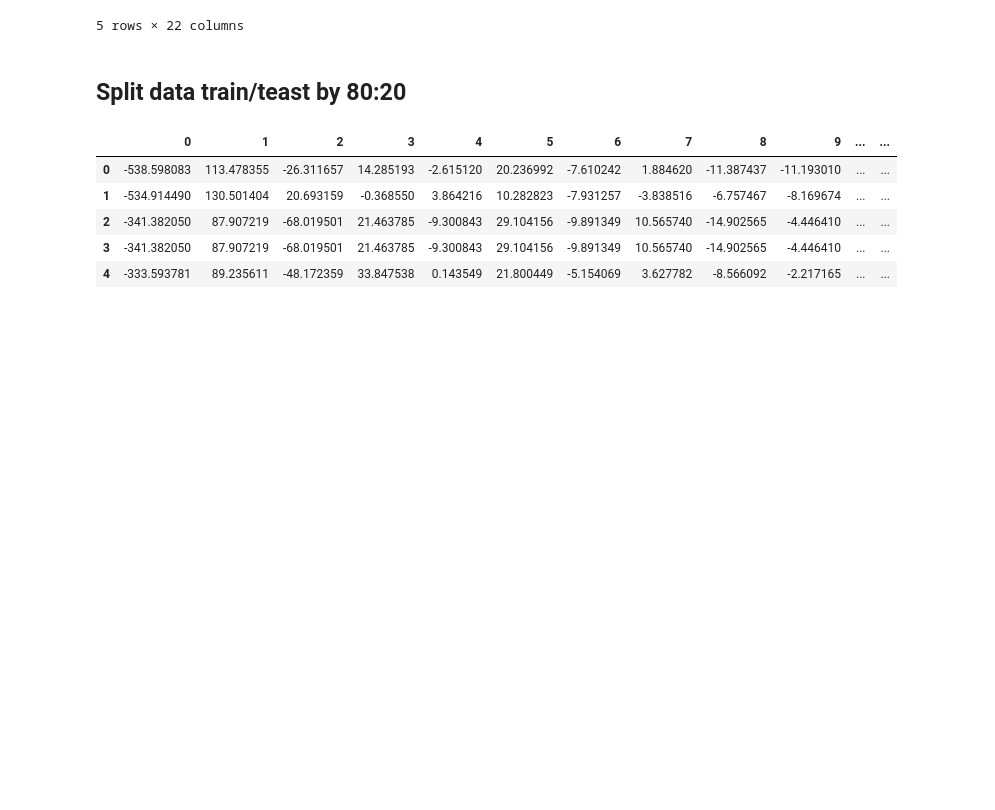
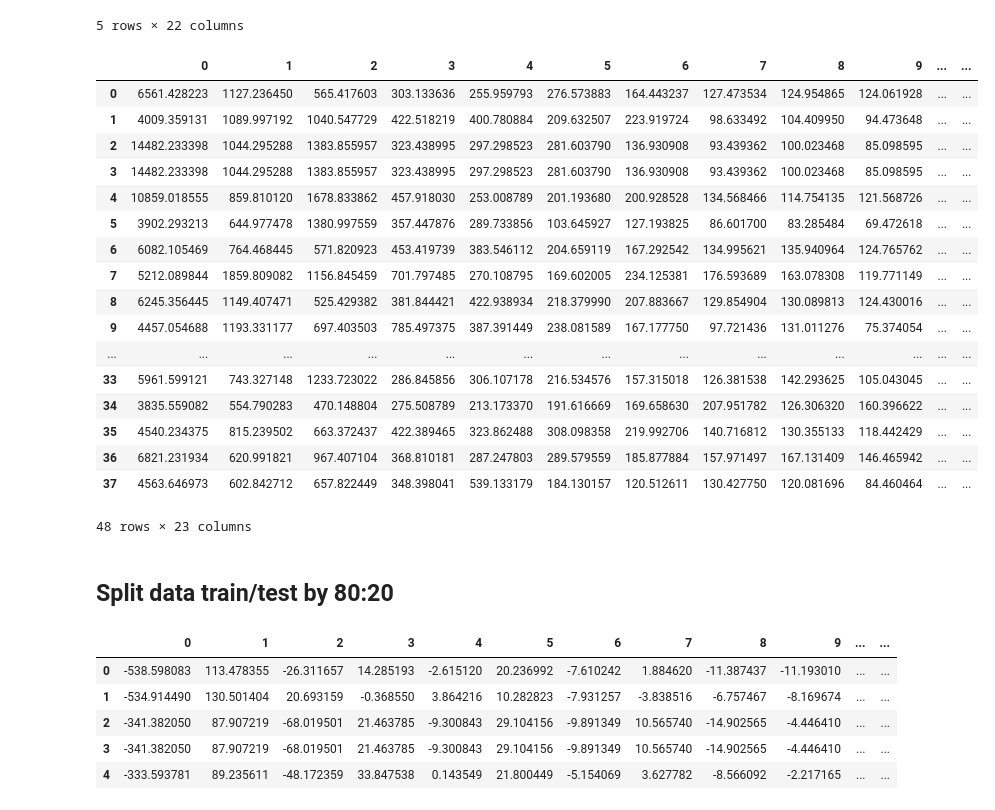
Before and after one commit to Anusarakh/thesis, a Jupyter notebook: MFCC_FV_ML_DEMO_Version.ipynb, the cells around one changed output. Saved outputs shown, nothing was run; the diff lists cells and outputs as text; code cells hidden in the pictures; blank space fills up the shorter version.

```diff
--- a/MFCC_FV_ML_DEMO_Version.ipynb
+++ b/MFCC_FV_ML_DEMO_Version.ipynb
@@ -37,6 +37,8 @@ path_1 = '/content/gdrive/MyDrive/Thesis/เค้าโครงวิทยา
 x_list = os.listdir(path_0)
 mfcc_mean_0 = []
 mfcc_var_0 = []
+spec_cen_mean_0 = []
+spec_cen_var_0 = []
 classes_0_ = []
 for i in x_list:
   x , sr = librosa.load(path_0+i, sr=44100)
@@ -44,13 +46,21 @@ for i in x_list:
   df_mfcc = pd.DataFrame(mfcc)
   mfcc_mean = df_mfcc.mean(axis = 1) #หาค่าเฉลี่ยในแต่ละลำดับข้อมูล MFCC
   mfcc_var= df_mfcc.var(axis = 1) #หาค่าความแปรปรวนในแต่ละลำดับข้อมูล MFCC
+  spec_cen = librosa.feature.spectral_centroid(y=x, sr=44100, S=None, n_fft=512, hop_length=256)
+  df_spec_cen = pd.DataFrame(spec_cen)
+  spec_cen_mean = df_spec_cen.mean(axis = 1) #หาค่าเฉลี่ยในแต่ละลำดับข้อมูล spectral_centroid
+  spec_cen_var= df_spec_cen.var(axis = 1) #หาค่าความแปรปรวนในแต่ละลำดับข้อมูล spectral_centroid
   mfcc_mean_0.append(list(mfcc_mean))
   mfcc_var_0.append(list(mfcc_var))
+  spec_cen_mean_0.append(list(spec_cen_mean))
+  spec_cen_var_0.append(list(spec_cen_var))
   classes_0_.append(path_0+i)
 # %%
 x_list = os.listdir(path_1)
 mfcc_mean_1 = []
 mfcc_var_1 = []
+spec_cen_mean_1 = []
+spec_cen_var_1 = []
 classes_1_ = []
 for i in x_list:
   x , sr = librosa.load(path_1+i, sr=44100)
@@ -58,6 +68,12 @@ for i in x_list:
   df_mfcc = pd.DataFrame(mfcc)
   mfcc_mean = df_mfcc.mean(axis = 1) #หาค่าเฉลี่ยในแต่ละลำดับข้อมูล MFCC
   mfcc_var= df_mfcc.var(axis = 1) #หาค่าความแปรปรวนในแต่ละลำดับข้อมูล MFCC
+  spec_cen = librosa.feature.spectral_centroid(y=x, sr=44100, S=None, n_fft=512, hop_length=256)
+  df_spec_cen = pd.DataFrame(spec_cen)
+  spec_cen_mean = df_spec_cen.mean(axis = 1) #หาค่าเฉลี่ยในแต่ละลำดับข้อมูล spectral_centroid
+  spec_cen_var= df_spec_cen.var(axis = 1) #หาค่าความแปรปรวนในแต่ละลำดับข้อมูล spectral_centroid
   mfcc_mean_1.append(list(mfcc_mean))
   mfcc_var_1.append(list(mfcc_var))
+  spec_cen_mean_0.append(list(spec_cen_mean))
+  spec_cen_var_0.append(list(spec_cen_var))
   classes_1_.append(path_1+i)
@@ -109,8 +154,29 @@ df_var.head()
 | 3 | 14482.233398 | 1044.295288 | 1383.855957 | 323.438995 | 297.298523 | 281.603790 | 136.930908 | 93.439362 | 100.023468 | 85.098595 | ... | ... |
 | 4 | 10859.018555 | 859.810120 | 1678.833862 | 457.918030 | 253.008789 | 201.193680 | 200.928528 | 134.568466 | 114.754135 | 121.568726 | ... | ... |
 5 rows × 22 columns
+# %%
+df_var
+# %% [output]
+|  | 0 | 1 | 2 | 3 | 4 | 5 | 6 | 7 | 8 | 9 | ... | ... |
+| 0 | 6561.428223 | 1127.236450 | 565.417603 | 303.133636 | 255.959793 | 276.573883 | 164.443237 | 127.473534 | 124.954865 | 124.061928 | ... | ... |
+| 1 | 4009.359131 | 1089.997192 | 1040.547729 | 422.518219 | 400.780884 | 209.632507 | 223.919724 | 98.633492 | 104.409950 | 94.473648 | ... | ... |
+| 2 | 14482.233398 | 1044.295288 | 1383.855957 | 323.438995 | 297.298523 | 281.603790 | 136.930908 | 93.439362 | 100.023468 | 85.098595 | ... | ... |
+| 3 | 14482.233398 | 1044.295288 | 1383.855957 | 323.438995 | 297.298523 | 281.603790 | 136.930908 | 93.439362 | 100.023468 | 85.098595 | ... | ... |
+| 4 | 10859.018555 | 859.810120 | 1678.833862 | 457.918030 | 253.008789 | 201.193680 | 200.928528 | 134.568466 | 114.754135 | 121.568726 | ... | ... |
+| 5 | 3902.293213 | 644.977478 | 1380.997559 | 357.447876 | 289.733856 | 103.645927 | 127.193825 | 86.601700 | 83.285484 | 69.472618 | ... | ... |
+| 6 | 6082.105469 | 764.468445 | 571.820923 | 453.419739 | 383.546112 | 204.659119 | 167.292542 | 134.995621 | 135.940964 | 124.765762 | ... | ... |
+| 7 | 5212.089844 | 1859.809082 | 1156.845459 | 701.797485 | 270.108795 | 169.602005 | 234.125381 | 176.593689 | 163.078308 | 119.771149 | ... | ... |
+| 8 | 6245.356445 | 1149.407471 | 525.429382 | 381.844421 | 422.938934 | 218.379990 | 207.883667 | 129.854904 | 130.089813 | 124.430016 | ... | ... |
+| 9 | 4457.054688 | 1193.331177 | 697.403503 | 785.497375 | 387.391449 | 238.081589 | 167.177750 | 97.721436 | 131.011276 | 75.374054 | ... | ... |
+| ... | ... | ... | ... | ... | ... | ... | ... | ... | ... | ... | ... | ... |
+| 33 | 5961.599121 | 743.327148 | 1233.723022 | 286.845856 | 306.107178 | 216.534576 | 157.315018 | 126.381538 | 142.293625 | 105.043045 | ... | ... |
+| 34 | 3835.559082 | 554.790283 | 470.148804 | 275.508789 | 213.173370 | 191.616669 | 169.658630 | 207.951782 | 126.306320 | 160.396622 | ... | ... |
+| 35 | 4540.234375 | 815.239502 | 663.372437 | 422.389465 | 323.862488 | 308.098358 | 219.992706 | 140.716812 | 130.355133 | 118.442429 | ... | ... |
+| 36 | 6821.231934 | 620.991821 | 967.407104 | 368.810181 | 287.247803 | 289.579559 | 185.877884 | 157.971497 | 167.131409 | 146.465942 | ... | ... |
+| 37 | 4563.646973 | 602.842712 | 657.822449 | 348.398041 | 539.133179 | 184.130157 | 120.512611 | 130.427750 | 120.081696 | 84.460464 | ... | ... |
+48 rows × 23 columns
 # %% [markdown]
-## Split data train/teast by 80:20
+## Split data train/test by 80:20
 # %%
 df_mean.head()
 # %% [output]
```
Also changed, not shown: parts of 5 cells of this notebook.
